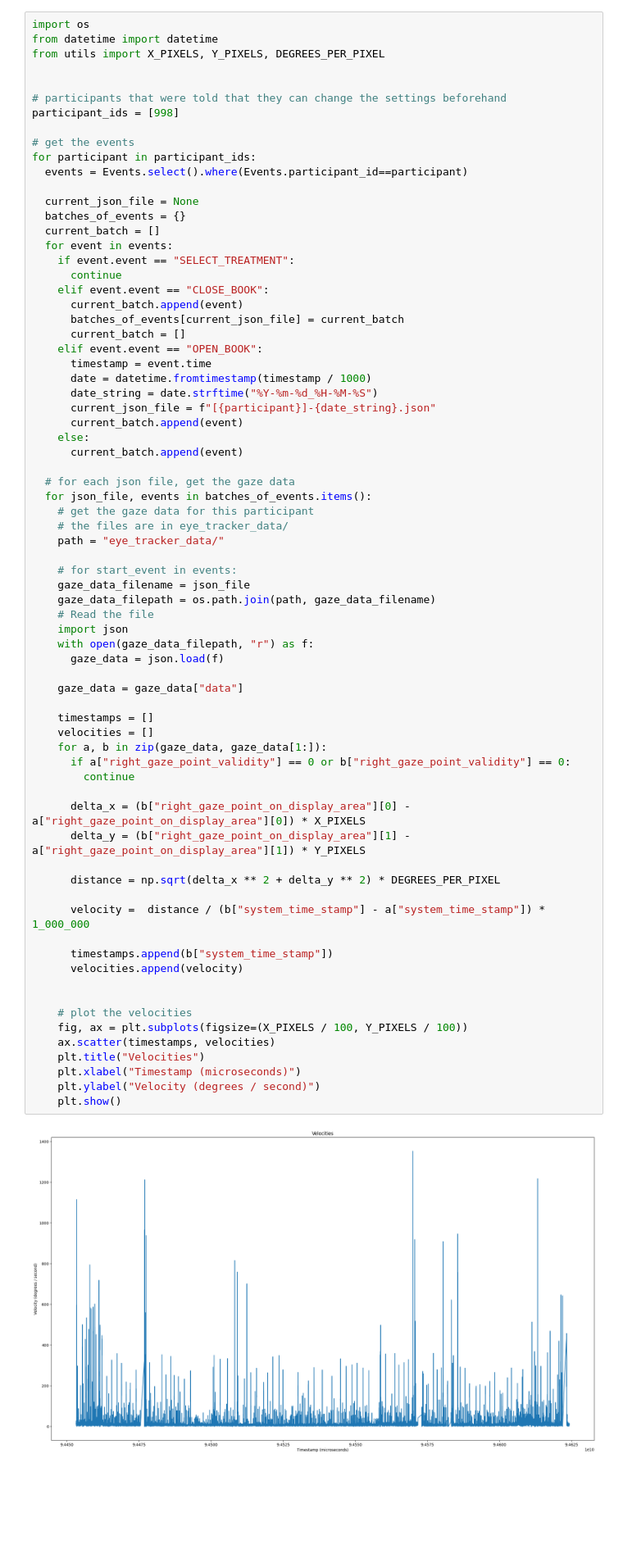
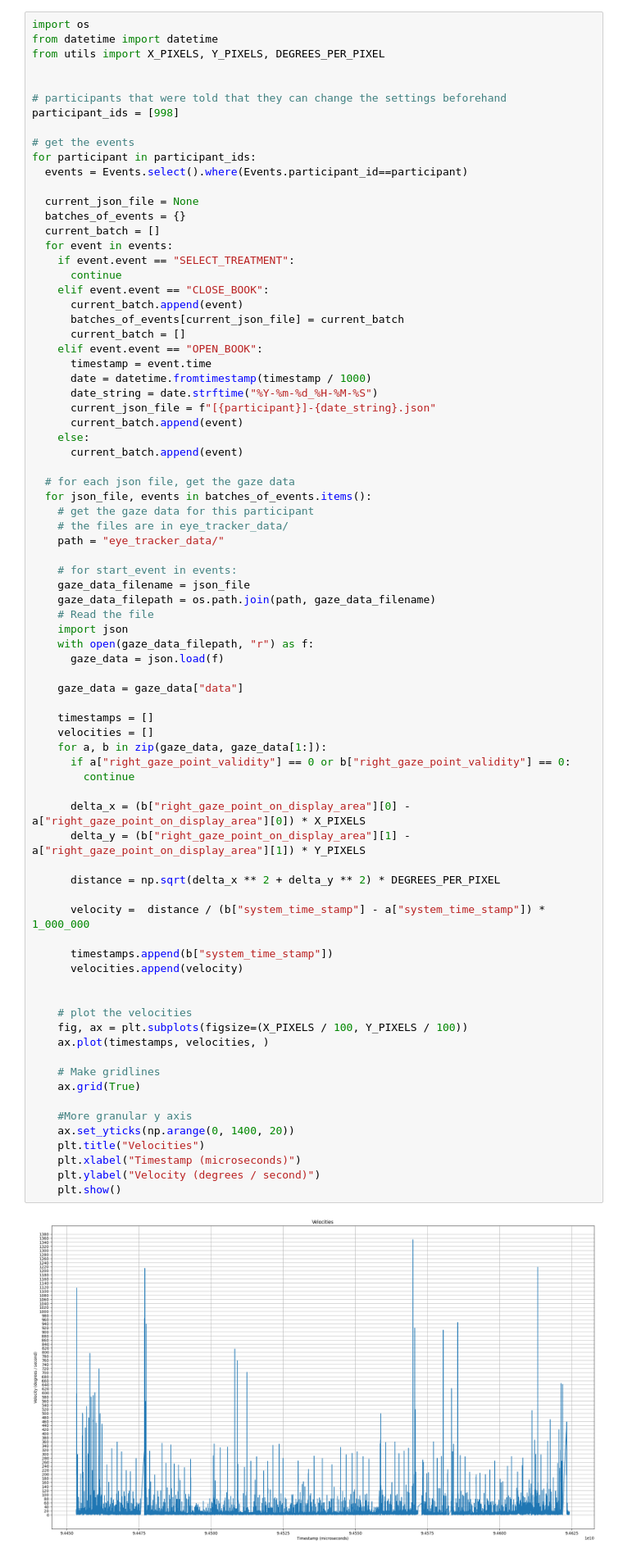
Before and after one commit to SlimShadyIAm/flow, a Jupyter notebook: apps/backend/velocity.ipynb, the cells around one changed output. Shown: that part at 82% size. Saved outputs shown, nothing was run; the diff lists cells and outputs as text; blank space fills up the shorter version.

```diff
--- a/apps/backend/velocity.ipynb
+++ b/apps/backend/velocity.ipynb
@@ -68,32 +68,38 @@ for participant in participant_ids:
     import json
     with open(gaze_data_filepath, "r") as f:
       gaze_data = json.load(f)
 
     gaze_data = gaze_data["data"]
 
     timestamps = []
     velocities = []
     for a, b in zip(gaze_data, gaze_data[1:]):
       if a["right_gaze_point_validity"] == 0 or b["right_gaze_point_validity"] == 0:
         continue
 
       delta_x = (b["right_gaze_point_on_display_area"][0] - a["right_gaze_point_on_display_area"][0]) * X_PIXELS
       delta_y = (b["right_gaze_point_on_display_area"][1] - a["right_gaze_point_on_display_area"][1]) * Y_PIXELS
 
       distance = np.sqrt(delta_x ** 2 + delta_y ** 2) * DEGREES_PER_PIXEL
 
       velocity =  distance / (b["system_time_stamp"] - a["system_time_stamp"]) * 1_000_000
 
       timestamps.append(b["system_time_stamp"])
       velocities.append(velocity)
 
 
     # plot the velocities
     fig, ax = plt.subplots(figsize=(X_PIXELS / 100, Y_PIXELS / 100))
-    ax.scatter(timestamps, velocities)
+    ax.plot(timestamps, velocities, )
+
+    # Make gridlines
+    ax.grid(True)
+
+    #More granular y axis
+    ax.set_yticks(np.arange(0, 1400, 20))
     plt.title("Velocities")
     plt.xlabel("Timestamp (microseconds)")
     plt.ylabel("Velocity (degrees / second)")
     plt.show()
 # %% [output]
-[figure, old version]
+[figure, new version]
```
Also changed, not shown: parts of 1 cell of this notebook, 2 other files.
